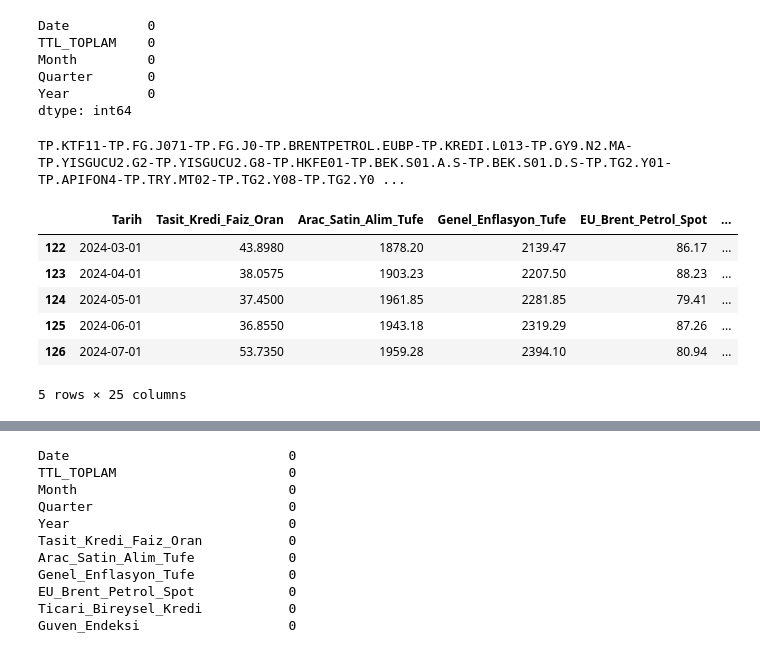
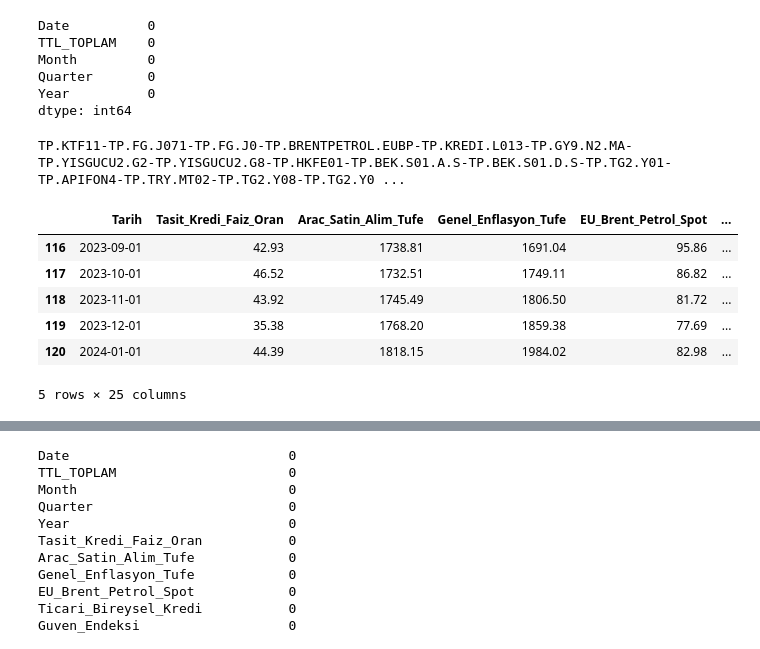
Before and after one commit to tolg6/Turkey-Vehicle-Sales-Market, a Jupyter notebook: turkiye_pazari.ipynb, the cells around one changed output, grey strips where cells are left out. Drawn from its saved outputs; the diff is of its cells as text; code cells hidden in the pictures.

```diff
--- a/turkiye_pazari.ipynb
+++ b/turkiye_pazari.ipynb
@@ -251,19 +236,24 @@ dtype: int64
 # %%
 ## get evds data
 from evds_data import GetData
 
-ob = GetData()
+API_KEY = "API-KEY"
+
+start_date = monthly_data["Date"].dt.date.min().strftime('%m-%d-%Y')
+end_date = monthly_data["Date"].dt.date.max().strftime('%m-%d-%Y')
+
+ob = GetData(api_key= API_KEY,start_date= start_date , end_date = end_date)
 
 eco_data = ob.request_evds()
 eco_data.tail()
 # %% [output]
 TP.KTF11-TP.FG.J071-TP.FG.J0-TP.BRENTPETROL.EUBP-TP.KREDI.L013-TP.GY9.N2.MA-TP.YISGUCU2.G2-TP.YISGUCU2.G8-TP.HKFE01-TP.BEK.S01.A.S-TP.BEK.S01.D.S-TP.TG2.Y01-TP.APIFON4-TP.TRY.MT02-TP.TG2.Y08-TP.TG2.Y0 ...
 |  | Tarih | Tasit_Kredi_Faiz_Oran | Arac_Satin_Alim_Tufe | Genel_Enflasyon_Tufe | EU_Brent_Petrol_Spot | ... |
-| 122 | 2024-03-01 | 43.8980 | 1878.20 | 2139.47 | 86.17 | ... |
-| 123 | 2024-04-01 | 38.0575 | 1903.23 | 2207.50 | 88.23 | ... |
-| 124 | 2024-05-01 | 37.4500 | 1961.85 | 2281.85 | 79.41 | ... |
-| 125 | 2024-06-01 | 36.8550 | 1943.18 | 2319.29 | 87.26 | ... |
-| 126 | 2024-07-01 | 53.7350 | 1959.28 | 2394.10 | 80.94 | ... |
+| 116 | 2023-09-01 | 42.93 | 1738.81 | 1691.04 | 95.86 | ... |
+| 117 | 2023-10-01 | 46.52 | 1732.51 | 1749.11 | 86.82 | ... |
+| 118 | 2023-11-01 | 43.92 | 1745.49 | 1806.50 | 81.72 | ... |
+| 119 | 2023-12-01 | 35.38 | 1768.20 | 1859.38 | 77.69 | ... |
+| 120 | 2024-01-01 | 44.39 | 1818.15 | 1984.02 | 82.98 | ... |
 5 rows × 25 columns
 # %%
 ## concat sales & eco features
```
Also changed, not shown: parts of 5 cells of this notebook, 6 other files.
